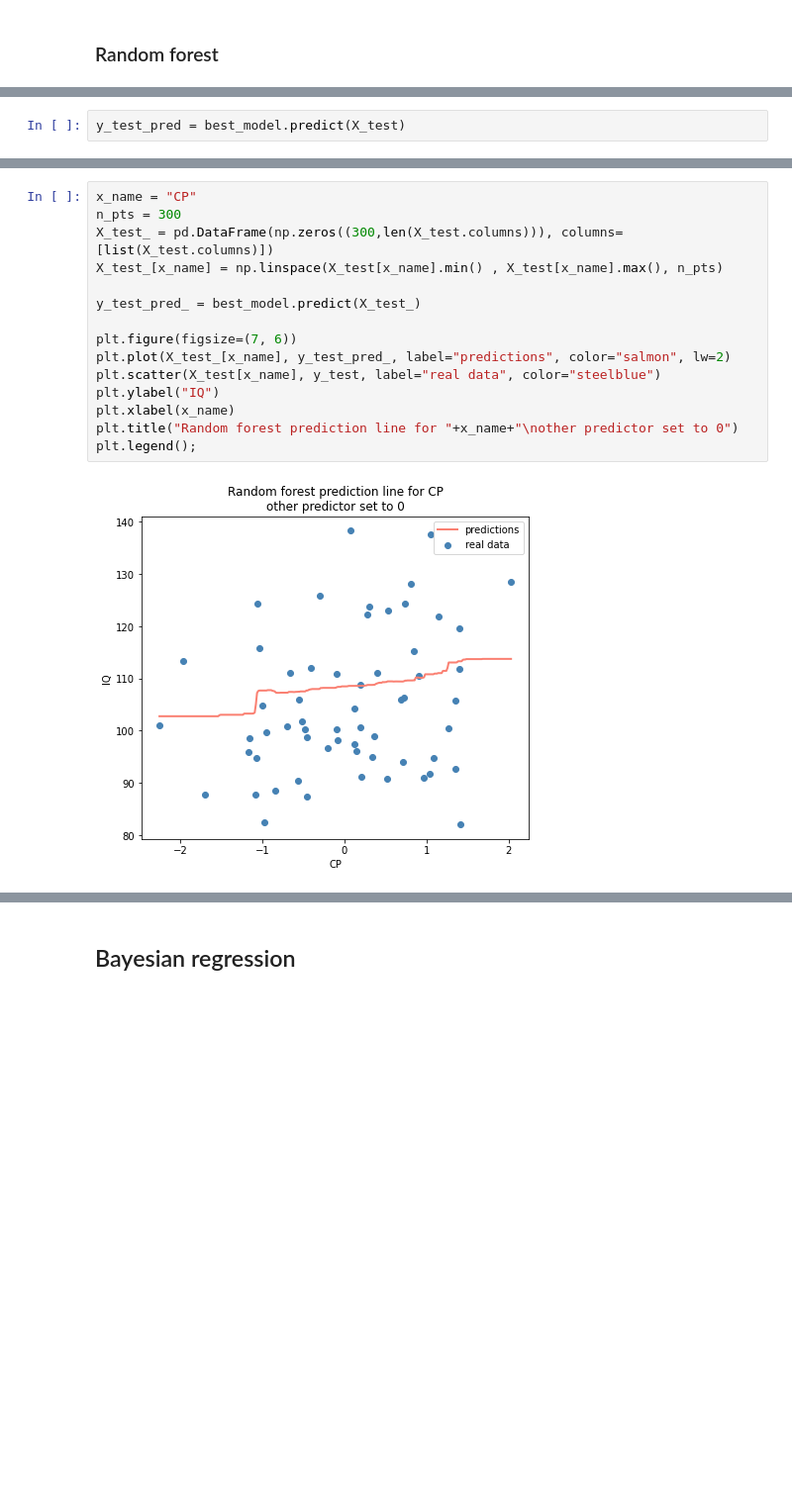
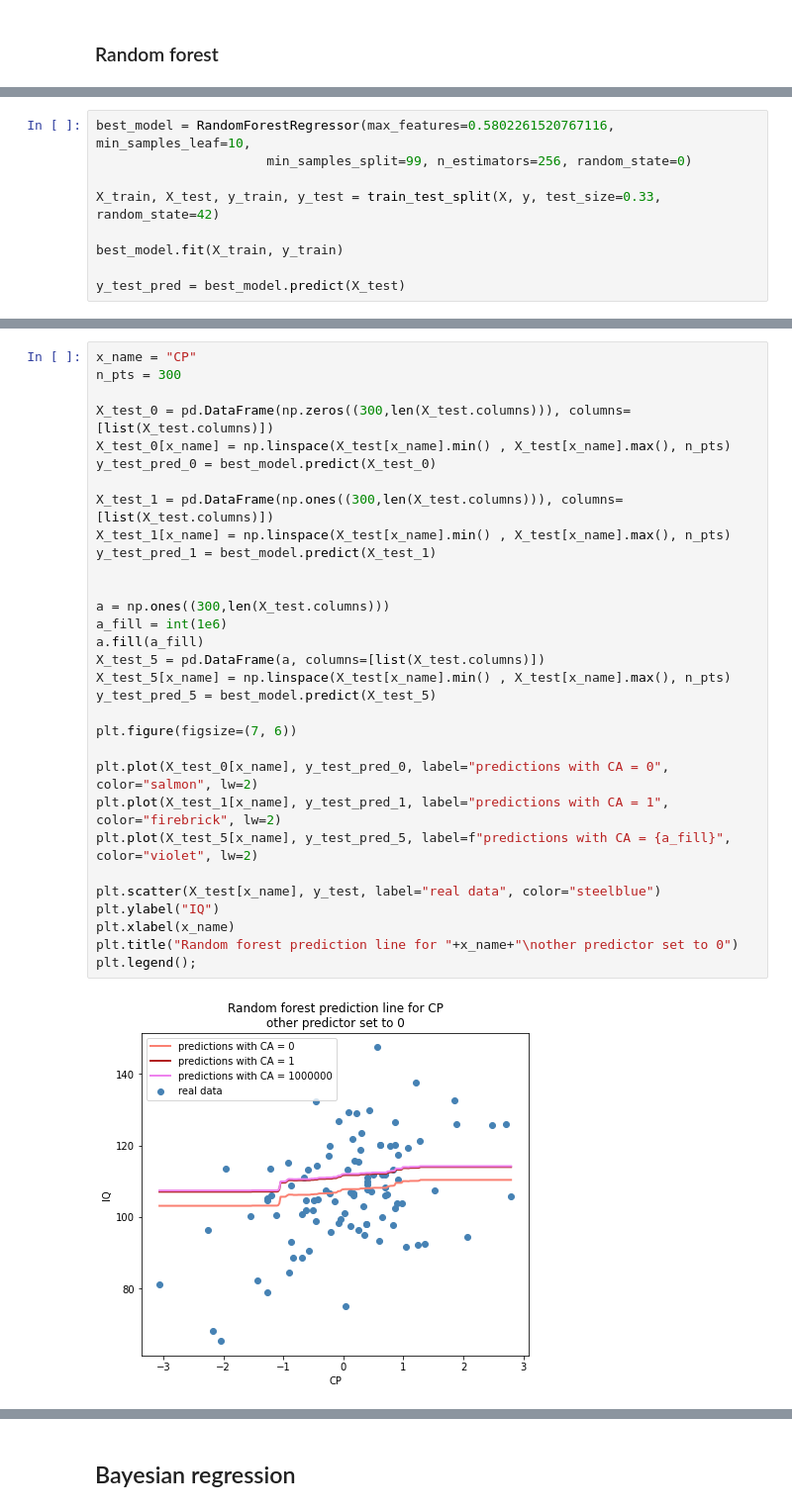
Before and after one commit to ElectronicsArchiver/tewa1_cogpsy_python, a Jupyter notebook: final_project_dataset_2.ipynb, the cells around one changed output, grey strips where cells are left out. Shown at 99% size. Saved outputs shown, nothing was run; the diff lists cells and outputs as text; blank space fills up the shorter version.

Commit message:
edit plot

```diff
--- a/final_project_dataset_2.ipynb
+++ b/final_project_dataset_2.ipynb
@@ -370,2 +370,9 @@ Best model:  R² =  0.2337, Model = RandomForestRegressor(max_features=0.5802261
 # %%
+best_model = RandomForestRegressor(max_features=0.5802261520767116, min_samples_leaf=10,
+                      min_samples_split=99, n_estimators=256, random_state=0)
+
+X_train, X_test, y_train, y_test = train_test_split(X, y, test_size=0.33, random_state=42)
+
+best_model.fit(X_train, y_train)
+
 y_test_pred = best_model.predict(X_test)
@@ -425,17 +385,33 @@ plt.legend()
 # %%
 x_name = "CP"
 n_pts = 300
-X_test_ = pd.DataFrame(np.zeros((300,len(X_test.columns))), columns=[list(X_test.columns)])
-X_test_[x_name] = np.linspace(X_test[x_name].min() , X_test[x_name].max(), n_pts)
 
-y_test_pred_ = best_model.predict(X_test_)
+X_test_0 = pd.DataFrame(np.zeros((300,len(X_test.columns))), columns=[list(X_test.columns)])
+X_test_0[x_name] = np.linspace(X_test[x_name].min() , X_test[x_name].max(), n_pts)
+y_test_pred_0 = best_model.predict(X_test_0)
+
+X_test_1 = pd.DataFrame(np.ones((300,len(X_test.columns))), columns=[list(X_test.columns)])
+X_test_1[x_name] = np.linspace(X_test[x_name].min() , X_test[x_name].max(), n_pts)
+y_test_pred_1 = best_model.predict(X_test_1)
+
+
+a = np.ones((300,len(X_test.columns)))
+a_fill = int(1e6)
+a.fill(a_fill)
+X_test_5 = pd.DataFrame(a, columns=[list(X_test.columns)])
+X_test_5[x_name] = np.linspace(X_test[x_name].min() , X_test[x_name].max(), n_pts)
+y_test_pred_5 = best_model.predict(X_test_5)
 
 plt.figure(figsize=(7, 6))
-plt.plot(X_test_[x_name], y_test_pred_, label="predictions", color="salmon", lw=2)
+
+plt.plot(X_test_0[x_name], y_test_pred_0, label="predictions with CA = 0", color="salmon", lw=2)
+plt.plot(X_test_1[x_name], y_test_pred_1, label="predictions with CA = 1", color="firebrick", lw=2)
+plt.plot(X_test_5[x_name], y_test_pred_5, label=f"predictions with CA = {a_fill}", color="violet", lw=2)
+
 plt.scatter(X_test[x_name], y_test, label="real data", color="steelblue")
 plt.ylabel("IQ")
 plt.xlabel(x_name)
 plt.title("Random forest prediction line for "+x_name+"\nother predictor set to 0")
 plt.legend();
 # %% [output]
-[figure, old version]
+[figure, new version]
```
Also changed, not shown: parts of 12 cells of this notebook.
